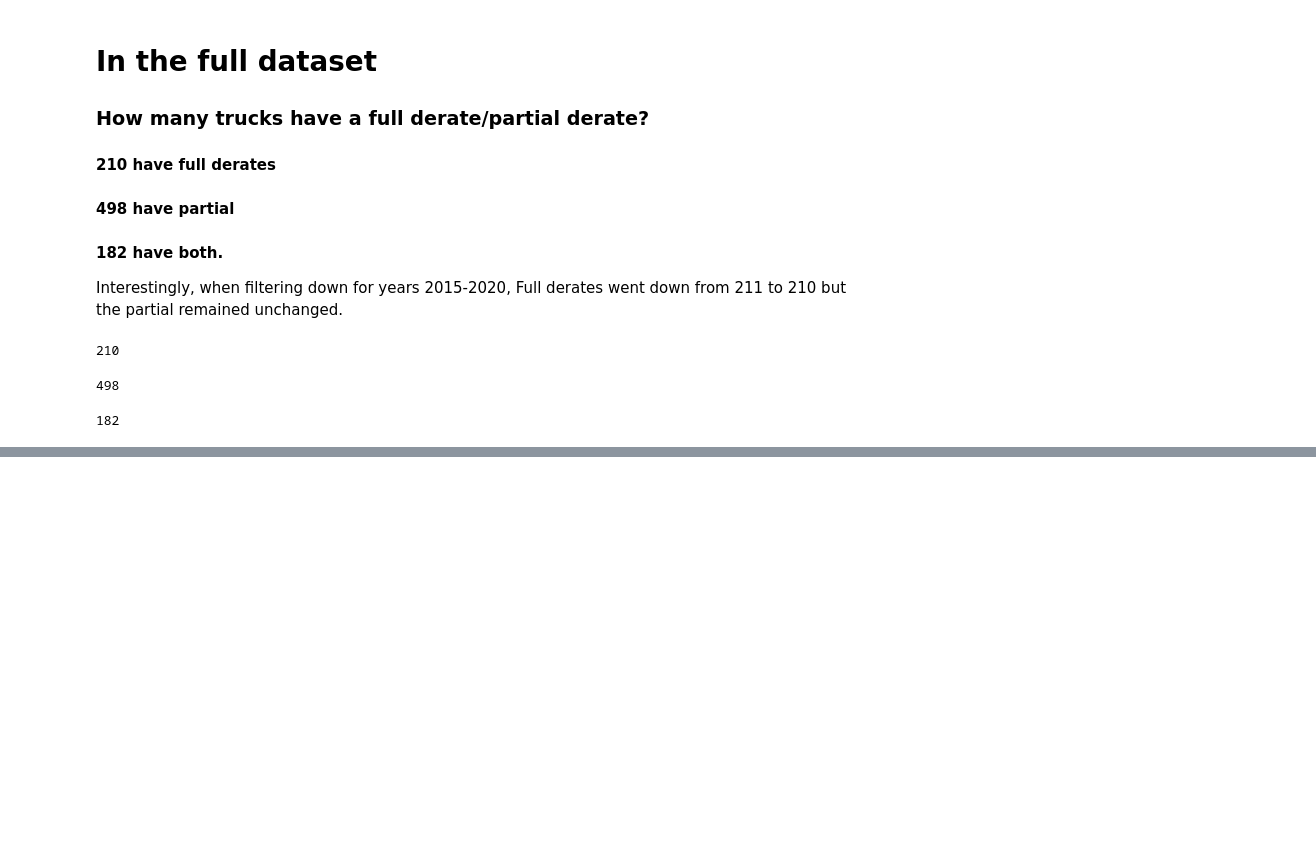
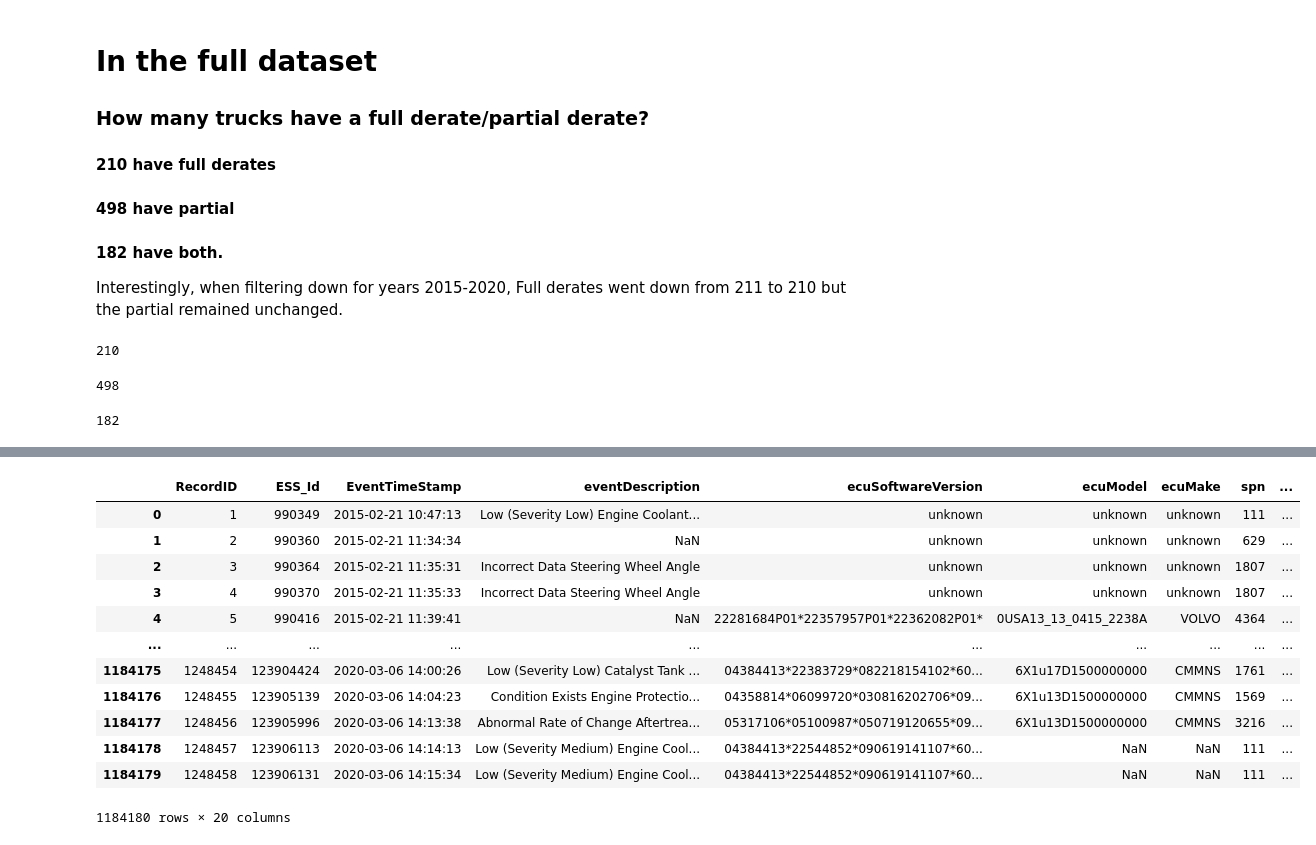
Before and after one commit to nss-data-science-cohort-5/big_g_express-rickrollers, a Jupyter notebook: notebooks/just_faults.ipynb, the cells around one changed output, grey strips where cells are left out. Saved outputs shown, nothing was run; the diff lists cells and outputs as text; code cells hidden in the pictures; blank space fills up the shorter version.

```diff
--- a/notebooks/just_faults.ipynb
+++ b/notebooks/just_faults.ipynb
@@ -140,0 +120,16 @@ memory usage: 41.2+ MB
+# %%
+faults_cleaned
+# %% [output]
+|  | RecordID | ESS_Id | EventTimeStamp | eventDescription | ecuSoftwareVersion | ecuModel | ecuMake | spn | ... |
+| 0 | 1 | 990349 | 2015-02-21 10:47:13 | Low (Severity Low) Engine Coolant... | unknown | unknown | unknown | 111 | ... |
+| 1 | 2 | 990360 | 2015-02-21 11:34:34 | NaN | unknown | unknown | unknown | 629 | ... |
+| 2 | 3 | 990364 | 2015-02-21 11:35:31 | Incorrect Data Steering Wheel Angle | unknown | unknown | unknown | 1807 | ... |
+| 3 | 4 | 990370 | 2015-02-21 11:35:33 | Incorrect Data Steering Wheel Angle | unknown | unknown | unknown | 1807 | ... |
+| 4 | 5 | 990416 | 2015-02-21 11:39:41 | NaN | 22281684P01*22357957P01*22362082P01* | 0USA13_13_0415_2238A | VOLVO | 4364 | ... |
+| ... | ... | ... | ... | ... | ... | ... | ... | ... | ... |
+| 1184175 | 1248454 | 123904424 | 2020-03-06 14:00:26 | Low (Severity Low) Catalyst Tank ... | 04384413*22383729*082218154102*60... | 6X1u17D1500000000 | CMMNS | 1761 | ... |
+| 1184176 | 1248455 | 123905139 | 2020-03-06 14:04:23 | Condition Exists Engine Protectio... | 04358814*06099720*030816202706*09... | 6X1u13D1500000000 | CMMNS | 1569 | ... |
+| 1184177 | 1248456 | 123905996 | 2020-03-06 14:13:38 | Abnormal Rate of Change Aftertrea... | 05317106*05100987*050719120655*09... | 6X1u13D1500000000 | CMMNS | 3216 | ... |
+| 1184178 | 1248457 | 123906113 | 2020-03-06 14:14:13 | Low (Severity Medium) Engine Cool... | 04384413*22544852*090619141107*60... | NaN | NaN | 111 | ... |
+| 1184179 | 1248458 | 123906131 | 2020-03-06 14:15:34 | Low (Severity Medium) Engine Cool... | 04384413*22544852*090619141107*60... | NaN | NaN | 111 | ... |
+1184180 rows × 20 columns
```
Also changed, not shown: parts of 16 cells of this notebook.
